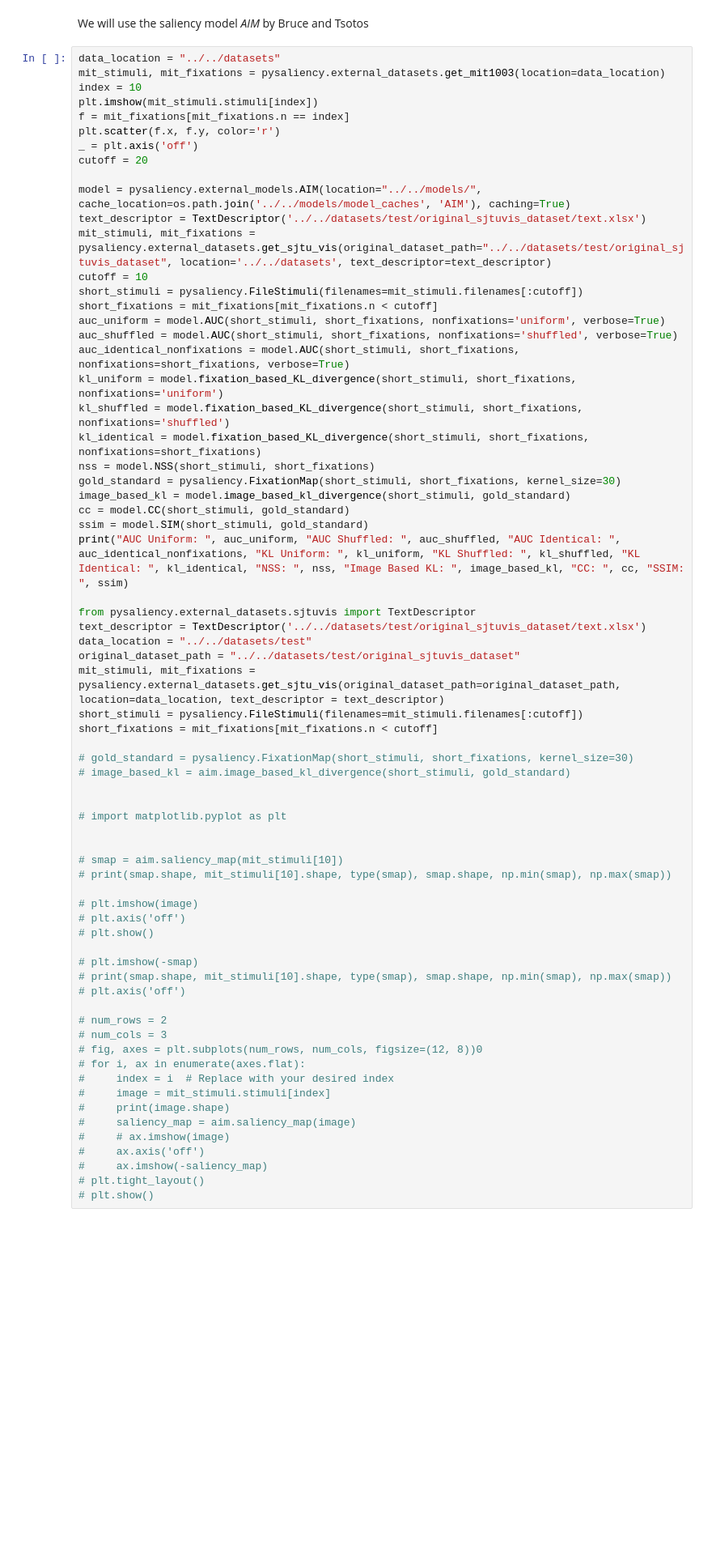
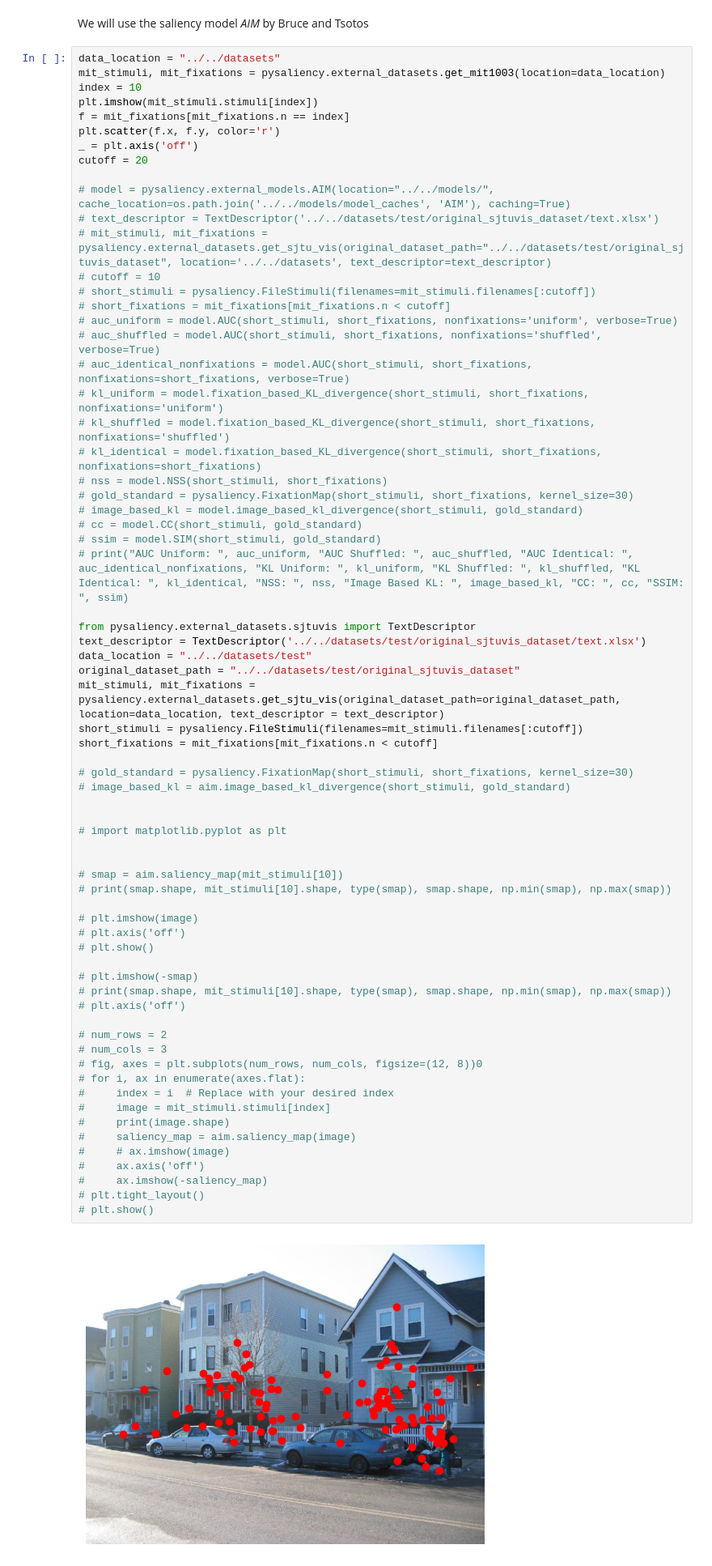
Before and after one commit to Learner209/text-guided-saliency, a Jupyter notebook: pysaliency/notebooks/ablation.ipynb, the cells around one changed output. Shown at 81% size. Saved outputs shown, nothing was run; the diff lists cells and outputs as text; blank space fills up the shorter version.

```diff
--- a/pysaliency/notebooks/ablation.ipynb
+++ b/pysaliency/notebooks/ablation.ipynb
@@ -121,24 +47,24 @@ plt.scatter(f.x, f.y, color='r')
 _ = plt.axis('off')
 cutoff = 20
 
-model = pysaliency.external_models.AIM(location="../../models/", 	cache_location=os.path.join('../../models/model_caches', 'AIM'), caching=True)
-text_descriptor = TextDescriptor('../../datasets/test/original_sjtuvis_dataset/text.xlsx')
-mit_stimuli, mit_fixations = pysaliency.external_datasets.get_sjtu_vis(original_dataset_path="../../datasets/test/original_sjtuvis_dataset", location='../../datasets', text_descriptor=text_descriptor)
-cutoff = 10
-short_stimuli = pysaliency.FileStimuli(filenames=mit_stimuli.filenames[:cutoff])
-short_fixations = mit_fixations[mit_fixations.n < cutoff]
-auc_uniform = model.AUC(short_stimuli, short_fixations, nonfixations='uniform', verbose=True)
-auc_shuffled = model.AUC(short_stimuli, short_fixations, nonfixations='shuffled', verbose=True)
-auc_identical_nonfixations = model.AUC(short_stimuli, short_fixations, nonfixations=short_fixations, verbose=True)
-kl_uniform = model.fixation_based_KL_divergence(short_stimuli, short_fixations, nonfixations='uniform')
-kl_shuffled = model.fixation_based_KL_divergence(short_stimuli, short_fixations, nonfixations='shuffled')
-kl_identical = model.fixation_based_KL_divergence(short_stimuli, short_fixations, nonfixations=short_fixations)
-nss = model.NSS(short_stimuli, short_fixations)
-gold_standard = pysaliency.FixationMap(short_stimuli, short_fixations, kernel_size=30)
-image_based_kl = model.image_based_kl_divergence(short_stimuli, gold_standard)
-cc = model.CC(short_stimuli, gold_standard)
-ssim = model.SIM(short_stimuli, gold_standard)
-print("AUC Uniform: ", auc_uniform, "AUC Shuffled: ", auc_shuffled, "AUC Identical: ", auc_identical_nonfixations, "KL Uniform: ", kl_uniform, "KL Shuffled: ", kl_shuffled, "KL Identical: ", kl_identical, "NSS: ", nss, "Image Based KL: ", image_based_kl, "CC: ", cc, "SSIM: ", ssim)
+# model = pysaliency.external_models.AIM(location="../../models/", 	cache_location=os.path.join('../../models/model_caches', 'AIM'), caching=True)
+# text_descriptor = TextDescriptor('../../datasets/test/original_sjtuvis_dataset/text.xlsx')
+# mit_stimuli, mit_fixations = pysaliency.external_datasets.get_sjtu_vis(original_dataset_path="../../datasets/test/original_sjtuvis_dataset", location='../../datasets', text_descriptor=text_descriptor)
+# cutoff = 10
+# short_stimuli = pysaliency.FileStimuli(filenames=mit_stimuli.filenames[:cutoff])
+# short_fixations = mit_fixations[mit_fixations.n < cutoff]
+# auc_uniform = model.AUC(short_stimuli, short_fixations, nonfixations='uniform', verbose=True)
+# auc_shuffled = model.AUC(short_stimuli, short_fixations, nonfixations='shuffled', verbose=True)
+# auc_identical_nonfixations = model.AUC(short_stimuli, short_fixations, nonfixations=short_fixations, verbose=True)
+# kl_uniform = model.fixation_based_KL_divergence(short_stimuli, short_fixations, nonfixations='uniform')
+# kl_shuffled = model.fixation_based_KL_divergence(short_stimuli, short_fixations, nonfixations='shuffled')
+# kl_identical = model.fixation_based_KL_divergence(short_stimuli, short_fixations, nonfixations=short_fixations)
+# nss = model.NSS(short_stimuli, short_fixations)
+# gold_standard = pysaliency.FixationMap(short_stimuli, short_fixations, kernel_size=30)
+# image_based_kl = model.image_based_kl_divergence(short_stimuli, gold_standard)
+# cc = model.CC(short_stimuli, gold_standard)
+# ssim = model.SIM(short_stimuli, gold_standard)
+# print("AUC Uniform: ", auc_uniform, "AUC Shuffled: ", auc_shuffled, "AUC Identical: ", auc_identical_nonfixations, "KL Uniform: ", kl_uniform, "KL Shuffled: ", kl_shuffled, "KL Identical: ", kl_identical, "NSS: ", nss, "Image Based KL: ", image_based_kl, "CC: ", cc, "SSIM: ", ssim)
 
 from pysaliency.external_datasets.sjtuvis import TextDescriptor
 text_descriptor = TextDescriptor('../../datasets/test/original_sjtuvis_dataset/text.xlsx')
@@ -152,33 +78,35 @@ short_fixations = mit_fixations[mit_fixations.n < cutoff]
 # image_based_kl = aim.image_based_kl_divergence(short_stimuli, gold_standard)
 
 
 # import matplotlib.pyplot as plt
 
 
 # smap = aim.saliency_map(mit_stimuli[10])
 # print(smap.shape, mit_stimuli[10].shape, type(smap), smap.shape, np.min(smap), np.max(smap))
 
 # plt.imshow(image)
 # plt.axis('off')
 # plt.show()
 
 # plt.imshow(-smap)
 # print(smap.shape, mit_stimuli[10].shape, type(smap), smap.shape, np.min(smap), np.max(smap))
 # plt.axis('off')
 
 # num_rows = 2
 # num_cols = 3
 # fig, axes = plt.subplots(num_rows, num_cols, figsize=(12, 8))0
 # for i, ax in enumerate(axes.flat):
 #     index = i  # Replace with your desired index
 #     image = mit_stimuli.stimuli[index]
 #     print(image.shape)
 #     saliency_map = aim.saliency_map(image)
 #     # ax.imshow(image)
 #     ax.axis('off')
 #     ax.imshow(-saliency_map)
 # plt.tight_layout()
 # plt.show()
+# %% [output]
+[figure, added]
 # %% [markdown]
 Lavis text guided saliency model. Loaded from the lavis module. 😎 😎 😎
 # %%
```
Also changed, not shown: parts of 8 cells of this notebook, 6 other files.
